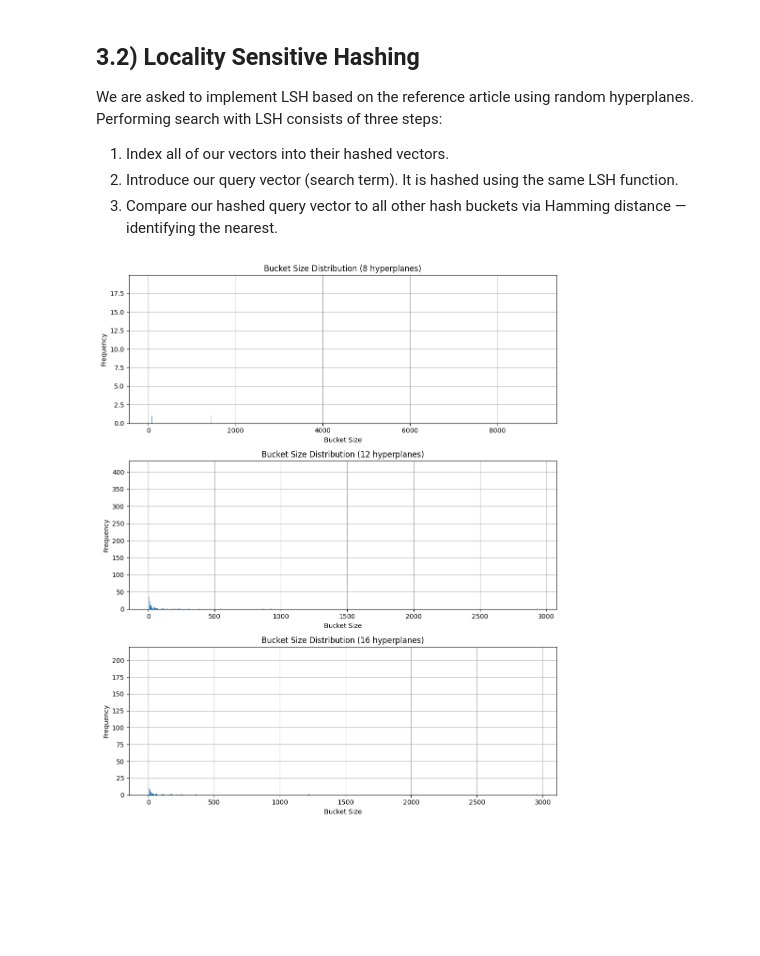
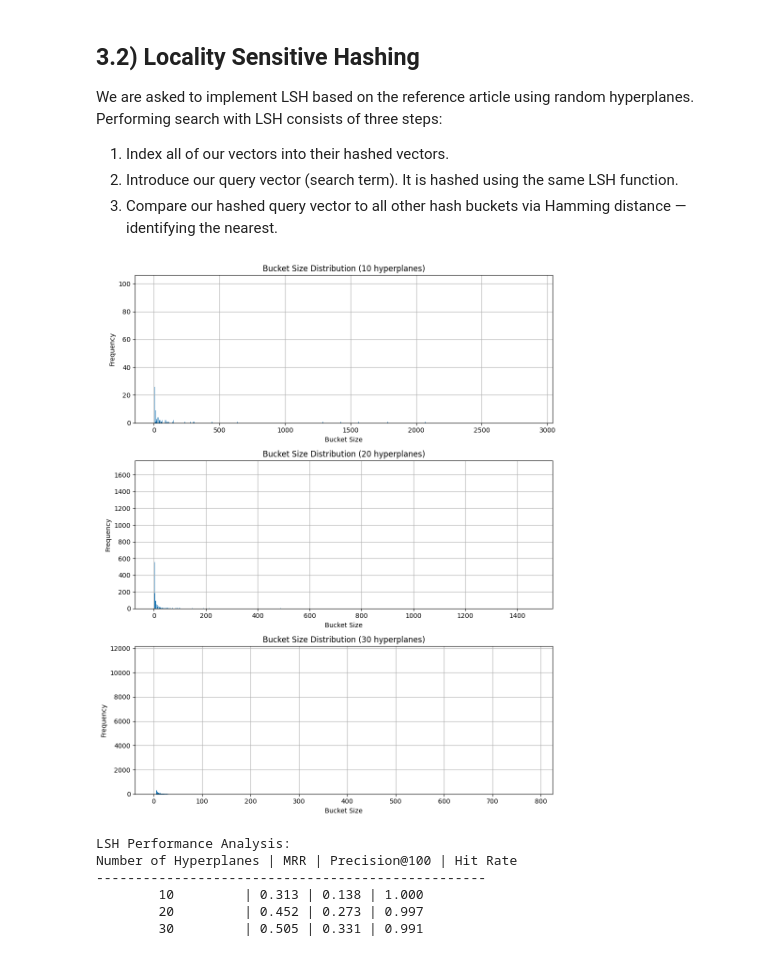
Before and after one commit to rishiveer773/SMAI-Assignments, a Jupyter notebook: q3.ipynb, the cells around one changed output. Saved outputs shown, nothing was run; the diff lists cells and outputs as text; code cells hidden in the pictures; blank space fills up the shorter version.

```diff
--- a/q3.ipynb
+++ b/q3.ipynb
@@ -214,7 +263,27 @@ def plot_bucket_distributions(hyperplane_counts, train_embeddings):
-# %%
-# print(np.shape(train_embeddings))
-
-hyperplane_counts = [8, 12, 16]
-plot_bucket_distributions(hyperplane_counts, train_embeddings)
-# %% [output]
-[figure, removed]
+# %%
+# print(np.shape(train_embeddings))
+
+# hyperplane_counts = [8, 12, 16]
+hyperplane_counts = [10, 20, 30]
+plot_bucket_distributions(hyperplane_counts, train_embeddings)
+
+# Evaluate performance for different numbers of hyperplanes
+print("\nLSH Performance Analysis:")
+print("Number of Hyperplanes | MRR | Precision@100 | Hit Rate")
+print("-" * 50)
+
+for num_planes in hyperplane_counts:
+    mrr, precision, hit_rate = evaluate_lsh_performance(
+        train_embeddings, test_embeddings,
+        train_labels, test_labels,
+        num_planes, k=100
+    )
+    print(f"{num_planes:^18d} | {mrr:.3f} | {precision:.3f} | {hit_rate:.3f}")
+# %% [output]
+[figure, added]
+LSH Performance Analysis:
+Number of Hyperplanes | MRR | Precision@100 | Hit Rate
+--------------------------------------------------
+        10         | 0.313 | 0.138 | 1.000
+        20         | 0.452 | 0.273 | 0.997
+        30         | 0.505 | 0.331 | 0.991
```
Also changed, not shown: parts of 5 cells of this notebook.
